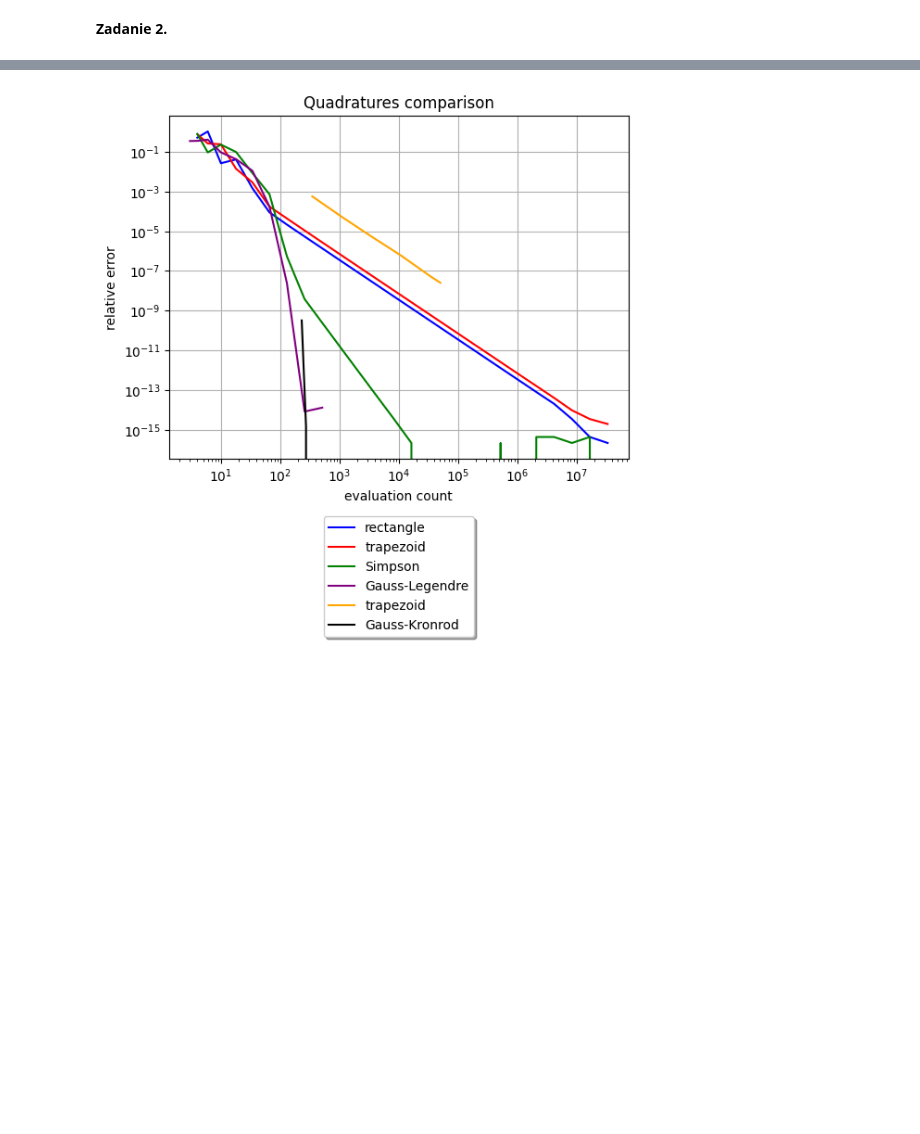
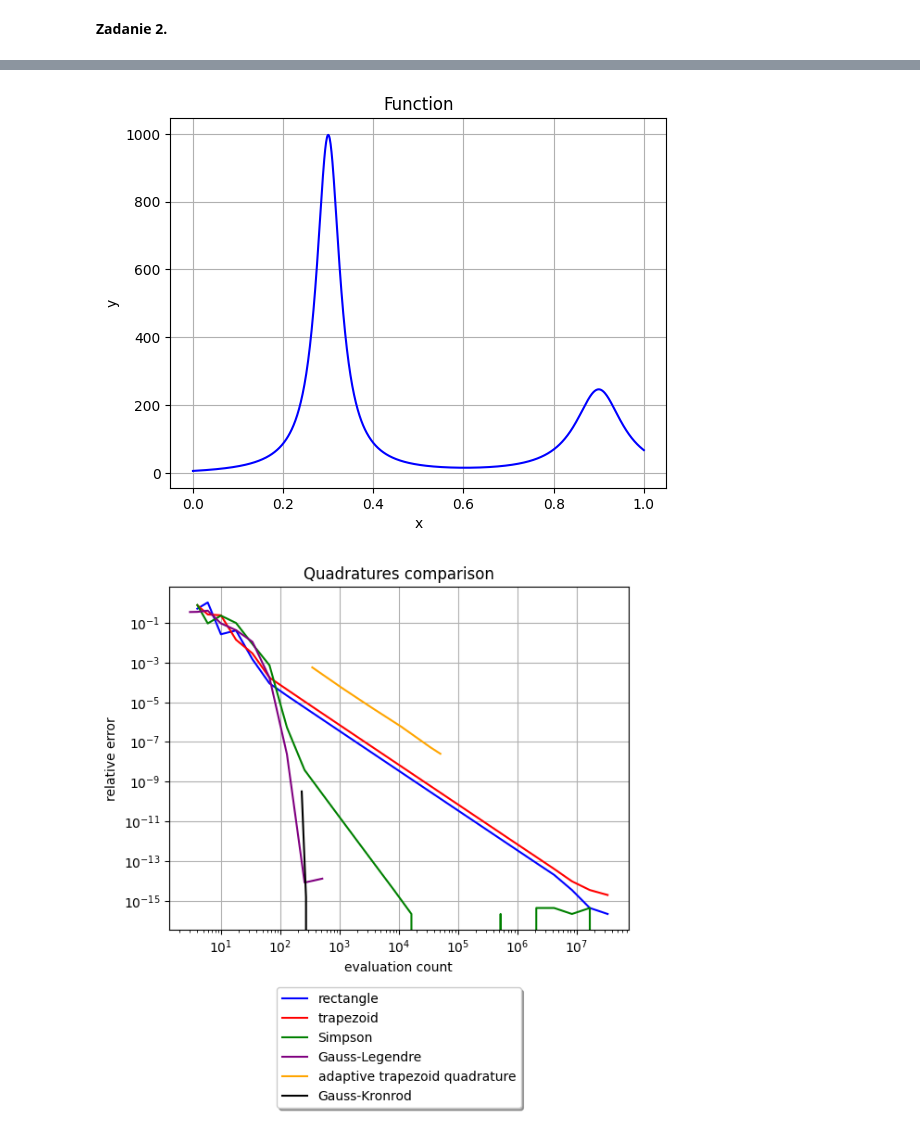
Before and after one commit to baramundi666/Computation-Methods-for-Science-and-Technology, a Jupyter notebook: lab-7/main.ipynb, the cells around one changed output, grey strips where cells are left out. Drawn from its saved outputs; the diff is of its cells as text; code cells hidden in the pictures; blank space fills up the shorter version.

```diff
--- a/lab-7/main.ipynb
+++ b/lab-7/main.ipynb
@@ -83,7 +83,7 @@ def Procedure(f, a, b, true_value):
     plt.plot((2**m_range+1)/(b-a) + 1, errors_trap1, color='red', label='trapezoid')
     plt.plot((2**m_range+1)/(b-a) + 1, errors_simp, color='green', label='Simpson')
     plt.plot((2**m_range_+1)/(b-a) + 1, errors_GL, color='purple', label='Gauss-Legendre')
-    plt.plot(eval_count_trap, errors_trap2, color='orange', label='trapezoid')
+    plt.plot(eval_count_trap, errors_trap2, color='orange', label='adaptive trapezoid quadrature')
     plt.plot(eval_count_gk, errors_gk, color='black', label='Gauss-Kronrod')
     plt.xscale('log')
     plt.yscale('log')
@@ -108,5 +120,16 @@ g = lambda x: np.sqrt(x) * np.log(x)
 a = 0.000000000000000001
 b = 0.999999999999999999
 true_value = -4/9
+
+# Function Plot
+x = np.linspace(a, b, 1000)
+plt.title("Function")
+plt.plot(x, g(x), color='blue')
+plt.xlabel('x')
+plt.ylabel('y')
+plt.grid()
+plt.show()
+
+# Errors plot
 Procedure(g, a, b, true_value)
 # %% [output]
@@ -114,11 +138,23 @@ Procedure(g, a, b, true_value)
 # %%
 h = lambda x, a, b: 1/((x-0.3)**2 + a) + 1/((x-0.9)**2 + b) - 6
 a = 0.0
 b = 1.0
 t = lambda x0, a: (1/np.sqrt(a)) * (np.arctan((1-x0)/np.sqrt(a)) + np.arctan(x0/np.sqrt(a)))
 c = 0.001
 d = 0.004
 true_value = t(0.3, c) + t(0.9, d) - 6
+
+# Function Plot
+x = np.linspace(a, b, 1000)
+plt.title("Function")
+plt.plot(x, h(x, c, d), color='blue')
+plt.xlabel('x')
+plt.ylabel('y')
+plt.grid()
+plt.show()
+
+# Errors plot
 Procedure(lambda x: h(x, c, d), a, b, true_value)
 # %% [output]
-[figure, old version]
+[figure, new version]
+[figure, added]
```
Also changed, not shown: parts of 2 cells of this notebook, 15 other files.
